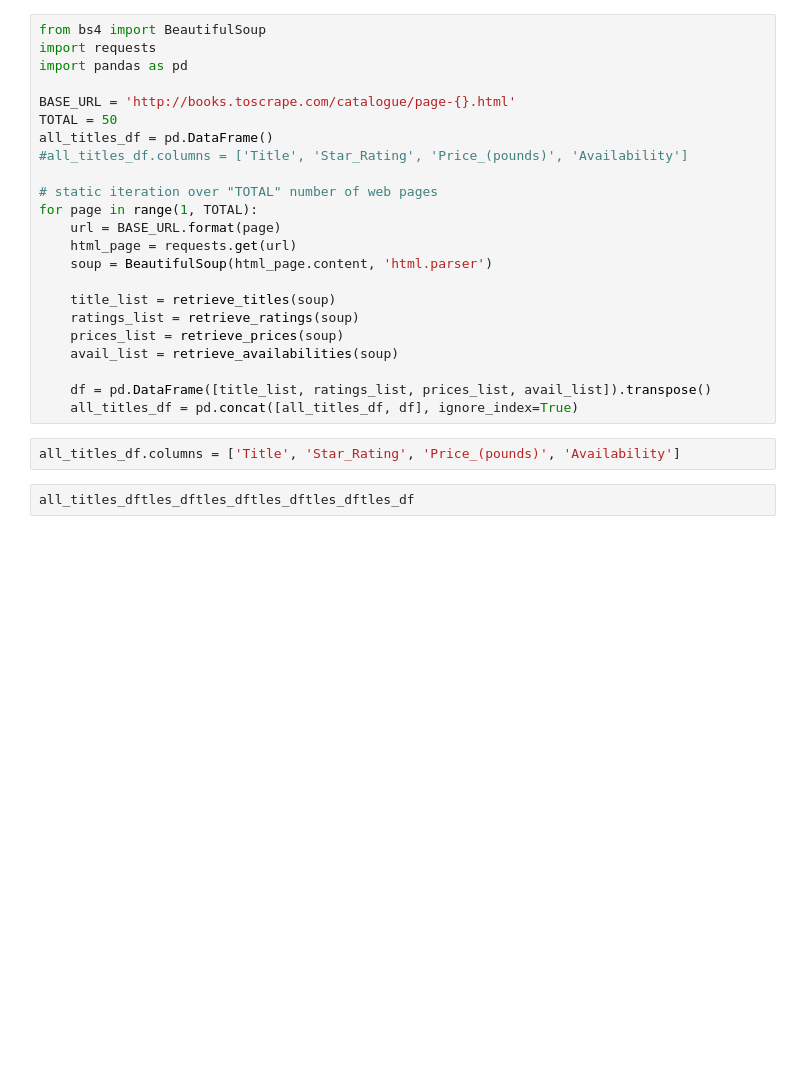
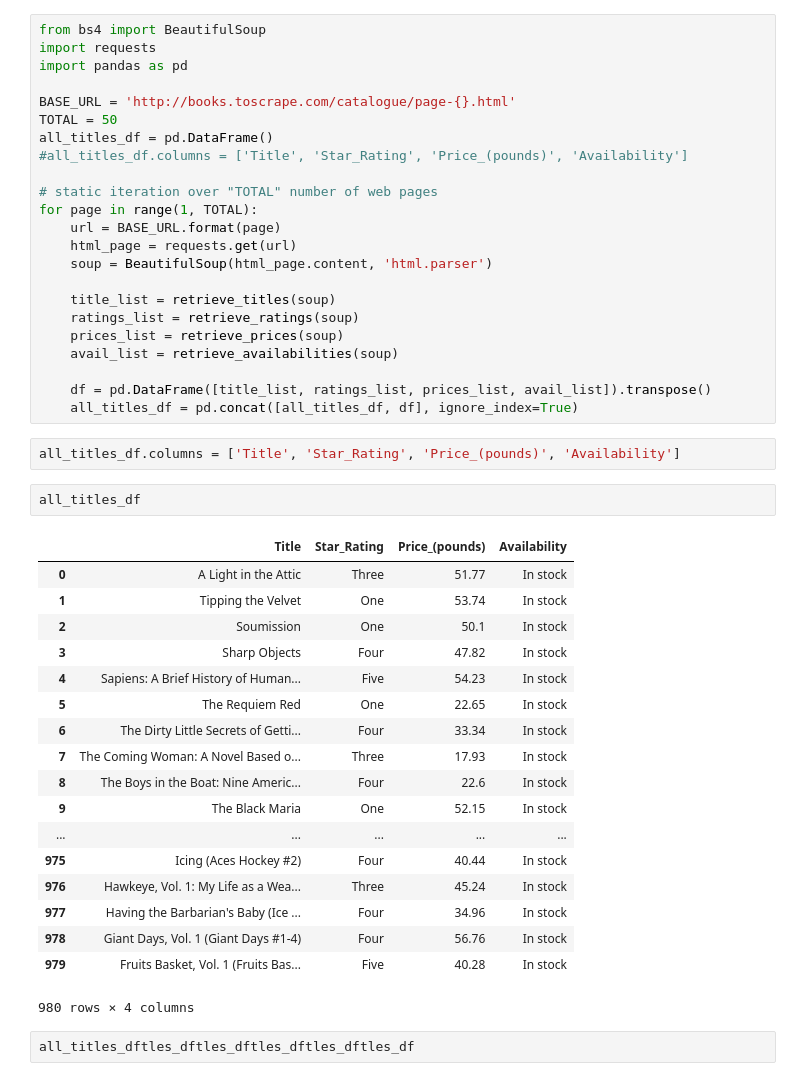
Before and after one commit to markabrennan/dsc-web-scraping-lab-nyc-ds-071519, a Jupyter notebook: index.ipynb, the cells around one changed output. Saved outputs shown, nothing was run; the diff lists cells and outputs as text; blank space fills up the shorter version.

```diff
--- a/index.ipynb
+++ b/index.ipynb
@@ -140,6 +140,27 @@ for page in range(1, TOTAL):
     all_titles_df = pd.concat([all_titles_df, df], ignore_index=True)
 # %%
 all_titles_df.columns = ['Title', 'Star_Rating', 'Price_(pounds)', 'Availability']
+# %%
+all_titles_df
+# %% [output]
+|  | Title | Star_Rating | Price_(pounds) | Availability |
+| 0 | A Light in the Attic | Three | 51.77 | In stock |
+| 1 | Tipping the Velvet | One | 53.74 | In stock |
+| 2 | Soumission | One | 50.1 | In stock |
+| 3 | Sharp Objects | Four | 47.82 | In stock |
+| 4 | Sapiens: A Brief History of Human... | Five | 54.23 | In stock |
+| 5 | The Requiem Red | One | 22.65 | In stock |
+| 6 | The Dirty Little Secrets of Getti... | Four | 33.34 | In stock |
+| 7 | The Coming Woman: A Novel Based o... | Three | 17.93 | In stock |
+| 8 | The Boys in the Boat: Nine Americ... | Four | 22.6 | In stock |
+| 9 | The Black Maria | One | 52.15 | In stock |
+| ... | ... | ... | ... | ... |
+| 975 | Icing (Aces Hockey #2) | Four | 40.44 | In stock |
+| 976 | Hawkeye, Vol. 1: My Life as a Wea... | Three | 45.24 | In stock |
+| 977 | Having the Barbarian's Baby (Ice ... | Four | 34.96 | In stock |
+| 978 | Giant Days, Vol. 1 (Giant Days #1-4) | Four | 56.76 | In stock |
+| 979 | Fruits Basket, Vol. 1 (Fruits Bas... | Five | 40.28 | In stock |
+980 rows × 4 columns
 # %%
 all_titles_dftles_dftles_dftles_dftles_dftles_df
 # %% [output]
```
